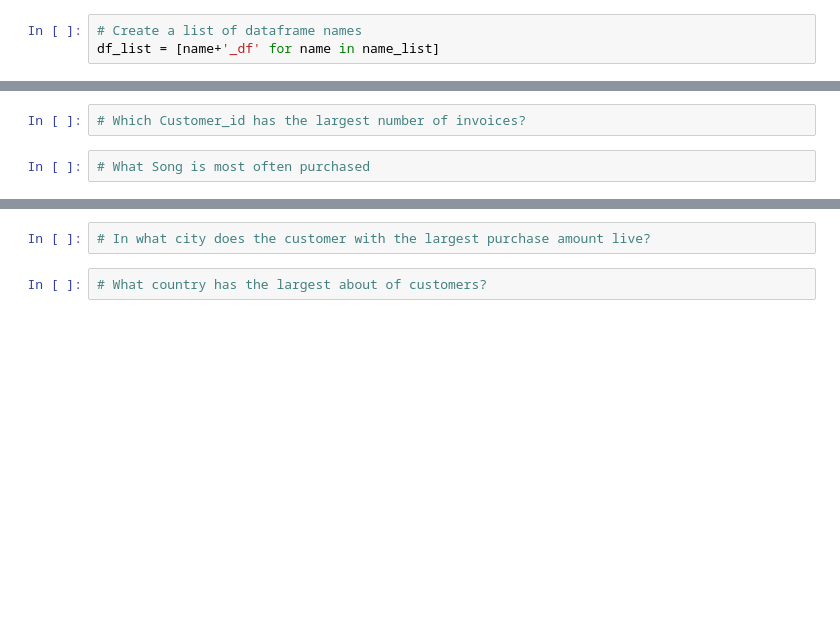
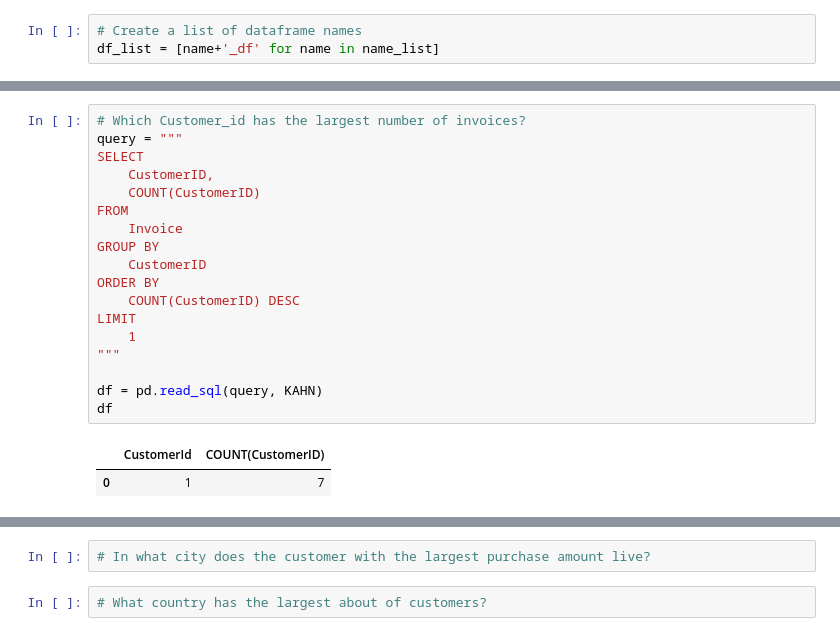
Before and after one commit to Cameron0Tavares/NTL-DS-062722, a Jupyter notebook: sql_practice/sql_practice.ipynb, the cells around one changed output, grey strips where cells are left out. Saved outputs shown, nothing was run; the diff lists cells and outputs as text; blank space fills up the shorter version.

```diff
--- a/sql_practice/sql_practice.ipynb
+++ b/sql_practice/sql_practice.ipynb
@@ -86,4 +215,21 @@ for df in df_list:
-# %%
-# Which Customer_id has the largest number of invoices?
-# %%
-# What Song is most often purchased
+# %%
+# Which Customer_id has the largest number of invoices?
+query = """
+SELECT
+    CustomerID,
+    COUNT(CustomerID)
+FROM
+    Invoice
+GROUP BY
+    CustomerID
+ORDER BY
+    COUNT(CustomerID) DESC
+LIMIT
+    1
+"""
+
+df = pd.read_sql(query, KAHN)
+df
+# %% [output]
+|  | CustomerId | COUNT(CustomerID) |
+| 0 | 1 | 7 |
```
Also changed, not shown: parts of 17 cells of this notebook, 4 other files.
